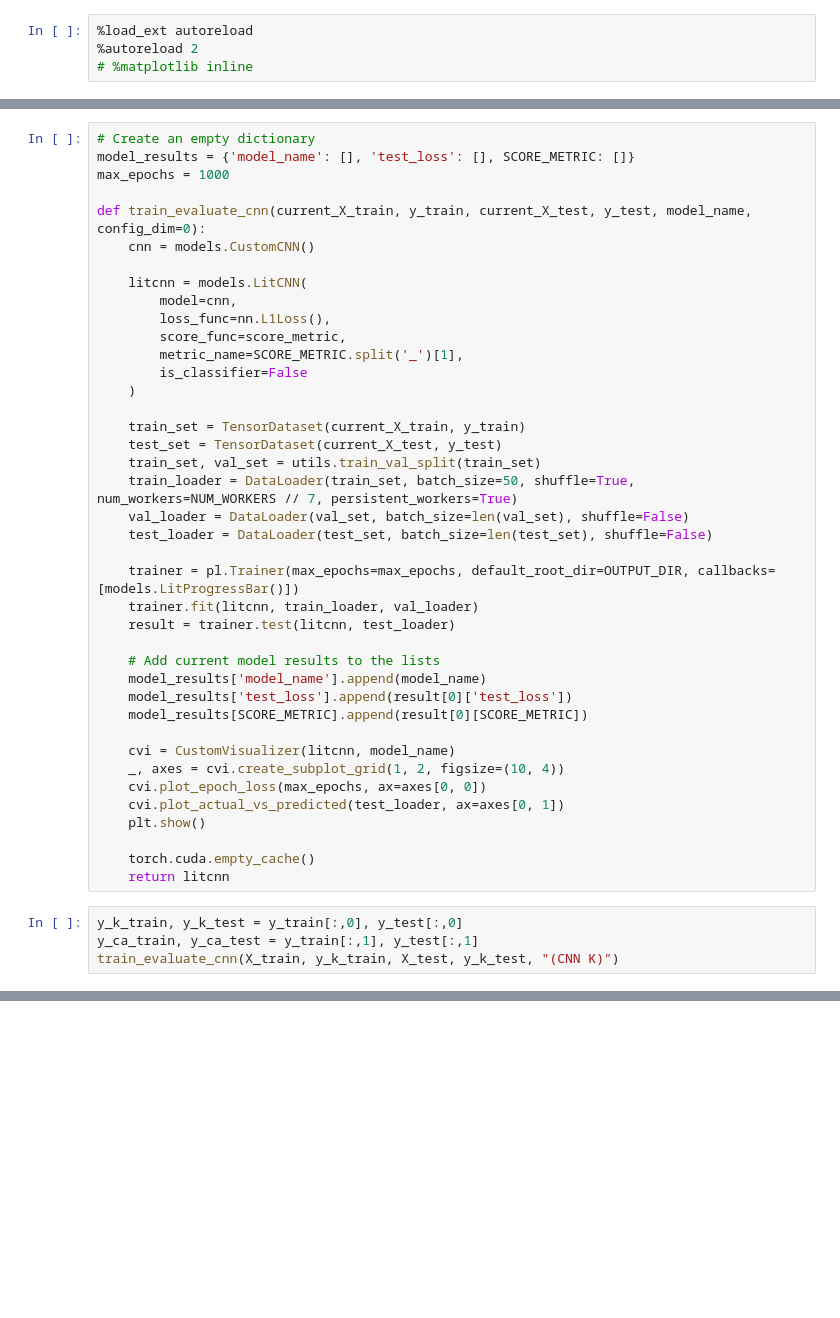
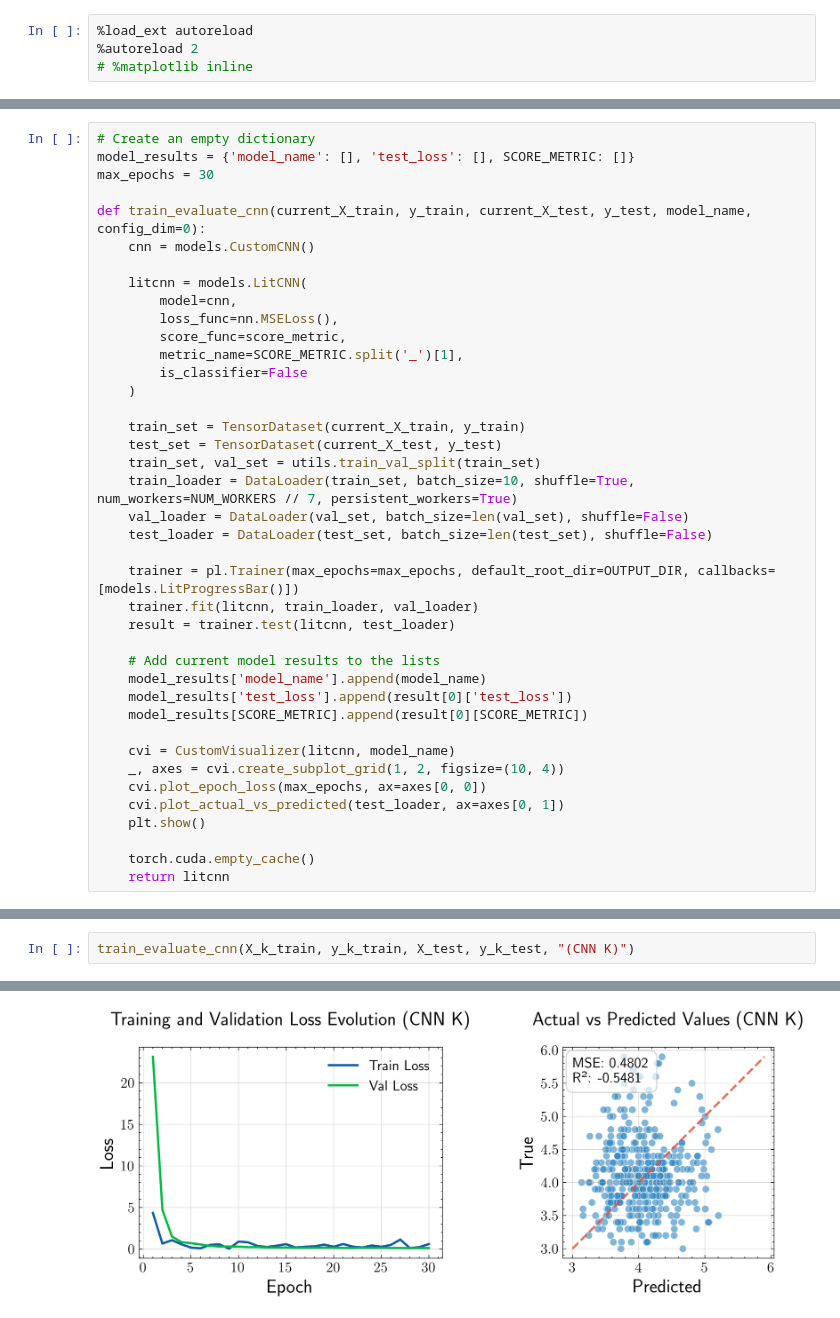
Before and after one commit to JayLon1022/ecg4kca, a Jupyter notebook: notebook/003.CNN_models.ipynb, the cells around one changed output, grey strips where cells are left out. Saved outputs shown, nothing was run; the diff lists cells and outputs as text; blank space fills up the shorter version.

```diff
--- a/notebook/003.CNN_models.ipynb
+++ b/notebook/003.CNN_models.ipynb
@@ -71,14 +124,14 @@ X_train, y_train, X_test, y_test = torch.load(f"{DATASET_DIR}/dataset.pt")
 # %%
 # Create an empty dictionary
 model_results = {'model_name': [], 'test_loss': [], SCORE_METRIC: []}
-max_epochs = 1000
+max_epochs = 30
 
 def train_evaluate_cnn(current_X_train, y_train, current_X_test, y_test, model_name, config_dim=0):
     cnn = models.CustomCNN()
 
     litcnn = models.LitCNN(
         model=cnn,
-        loss_func=nn.L1Loss(),
+        loss_func=nn.MSELoss(),
         score_func=score_metric,
         metric_name=SCORE_METRIC.split('_')[1],
         is_classifier=False
@@ -87,7 +140,7 @@ def train_evaluate_cnn(current_X_train, y_train, current_X_test, y_test, model_n
     train_set = TensorDataset(current_X_train, y_train)
     test_set = TensorDataset(current_X_test, y_test)
     train_set, val_set = utils.train_val_split(train_set)
-    train_loader = DataLoader(train_set, batch_size=50, shuffle=True, num_workers=NUM_WORKERS // 7, persistent_workers=True)
+    train_loader = DataLoader(train_set, batch_size=10, shuffle=True, num_workers=NUM_WORKERS // 7, persistent_workers=True)
     val_loader = DataLoader(val_set, batch_size=len(val_set), shuffle=False)
     test_loader = DataLoader(test_set, batch_size=len(test_set), shuffle=False)
 
@@ -108,7 +161,3 @@ def train_evaluate_cnn(current_X_train, y_train, current_X_test, y_test, model_n
 
     torch.cuda.empty_cache()
     return litcnn
-# %%
-y_k_train, y_k_test = y_train[:,0], y_test[:,0]
-y_ca_train, y_ca_test = y_train[:,1], y_test[:,1]
-train_evaluate_cnn(X_train, y_k_train, X_test, y_k_test, "(CNN K)")
@@ -131,0 +164,3 @@ HPU available: False, using: 0 HPUs
+# %%
+train_evaluate_cnn(X_k_train, y_k_train, X_test, y_k_test, "(CNN K)")
+# %% [output]
@@ -131,0 +191 @@ HPU available: False, using: 0 HPUs
+[figure, added]
```
Also changed, not shown: parts of 5 cells of this notebook, 4 other files.
